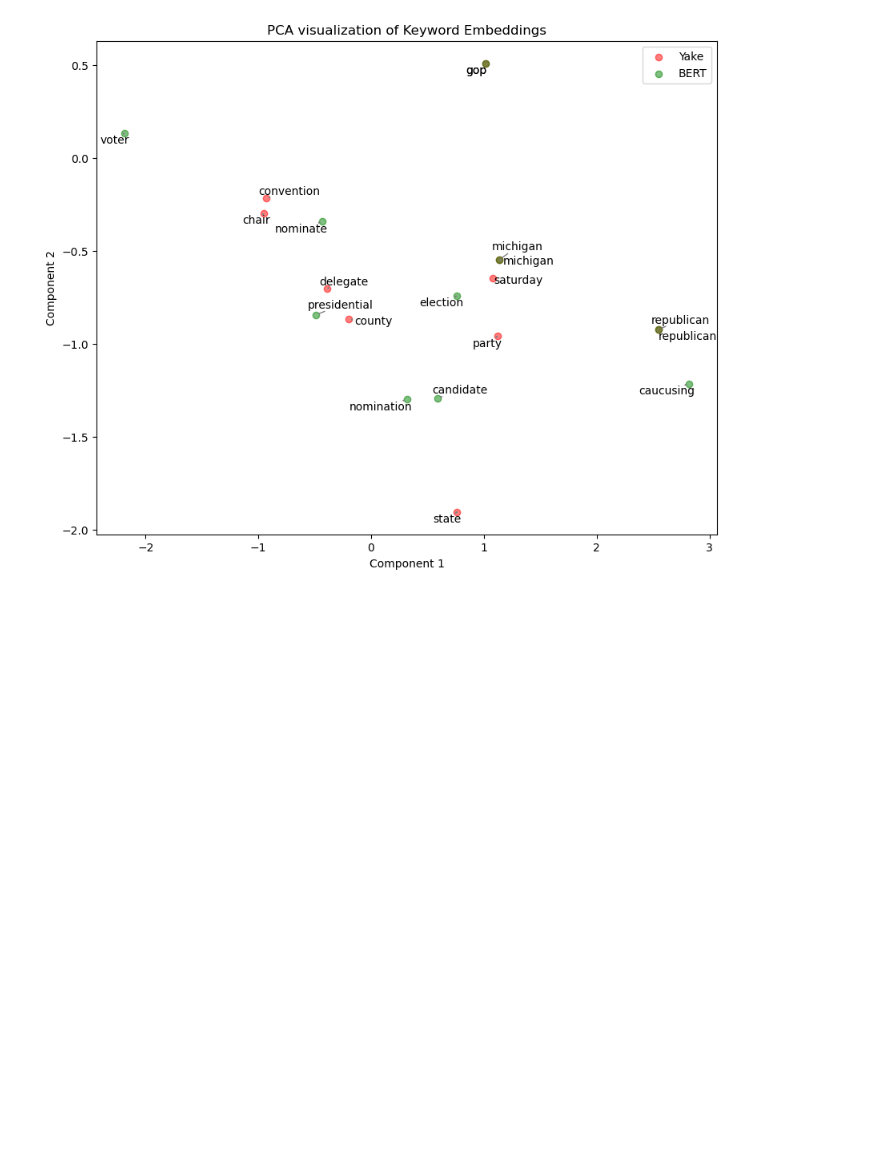
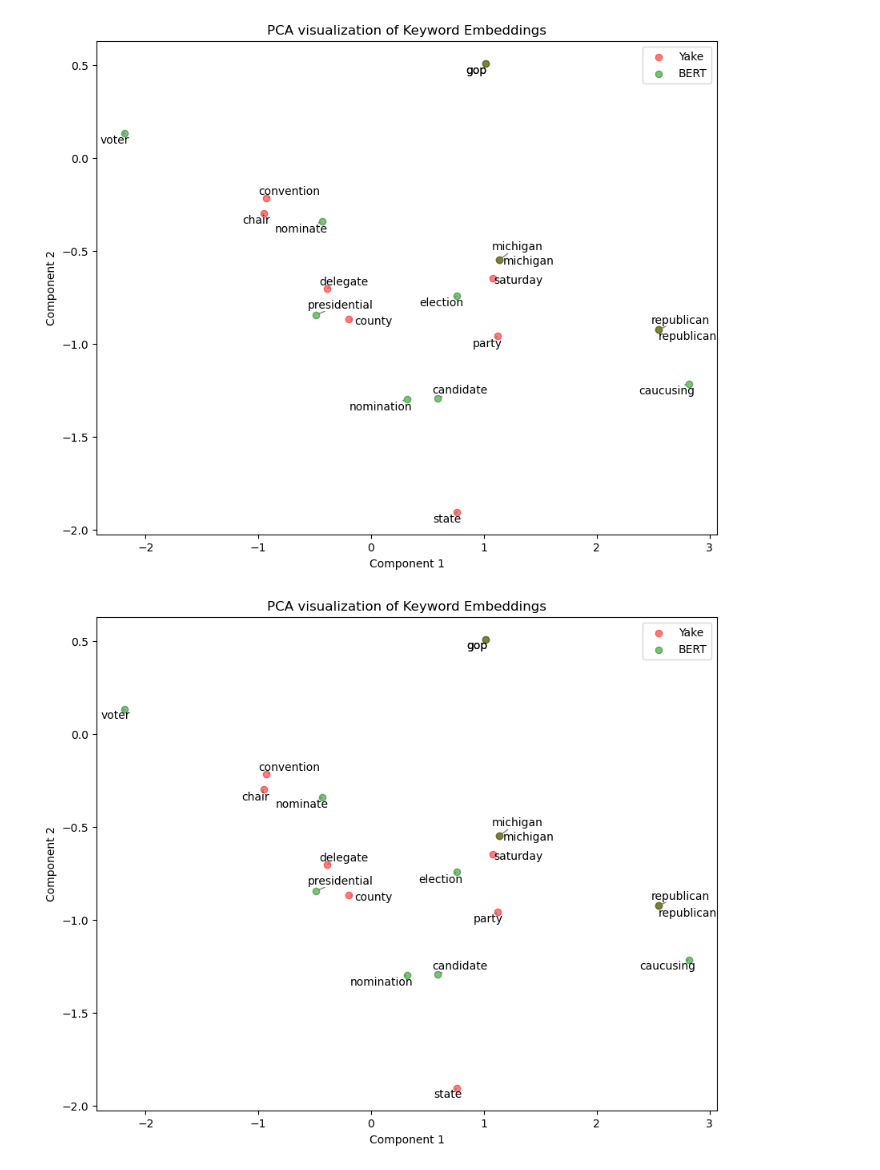
Before and after one commit to Mateusz-Wojciechowski/keyword-extraction, a Jupyter notebook: data_playground.ipynb, the cells around one changed output. Drawn from its saved outputs; the diff is of its cells as text; code cells hidden in the pictures; blank space fills up the shorter version.

```diff
--- a/data_playground.ipynb
+++ b/data_playground.ipynb
@@ -96,3 +91,32 @@ plt.legend()
 plt.show()
 # %% [output]
 [figure]
+# %%
+def generate_plots(text_num):
+    upper_limit = text_num * 10
+    lower_limit = upper_limit - 10
+    plt.figure(figsize=(10, 8))
+
+    x_yake, y_yake = yake_data[lower_limit:upper_limit, 0], yake_data[lower_limit:upper_limit, 1]
+    plt.scatter(x_yake, y_yake, c='red', label='Yake', alpha=0.5)
+
+    texts = []
+    for i, (x, y) in enumerate(zip(x_yake, y_yake)):
+        texts.append(plt.text(x, y, keywords['YakeKeyWords'][text_num - 1][i], ha='center', va='center'))
+
+    x_bert, y_bert = bert_data[lower_limit:upper_limit, 0], bert_data[lower_limit:upper_limit, 1]
+    plt.scatter(x_bert, y_bert, c='green', label='BERT', alpha=0.5)
+    for i, (x, y) in enumerate(zip(x_bert, y_bert)):
+        texts.append(plt.text(x, y, keywords['BertKeyWords'][text_num - 1][i], ha='center', va='center'))
+
+    adjust_text(texts, arrowprops=dict(arrowstyle='->', color='gray'))
+
+    plt.title('PCA visualization of Keyword Embeddings')
+    plt.xlabel('Component 1')
+    plt.ylabel('Component 2')
+    plt.legend()
+    plt.show()
+# %%
+generate_plots(1)
+# %% [output]
+[figure, added]
```
Also changed, not shown: parts of 3 cells of this notebook.
